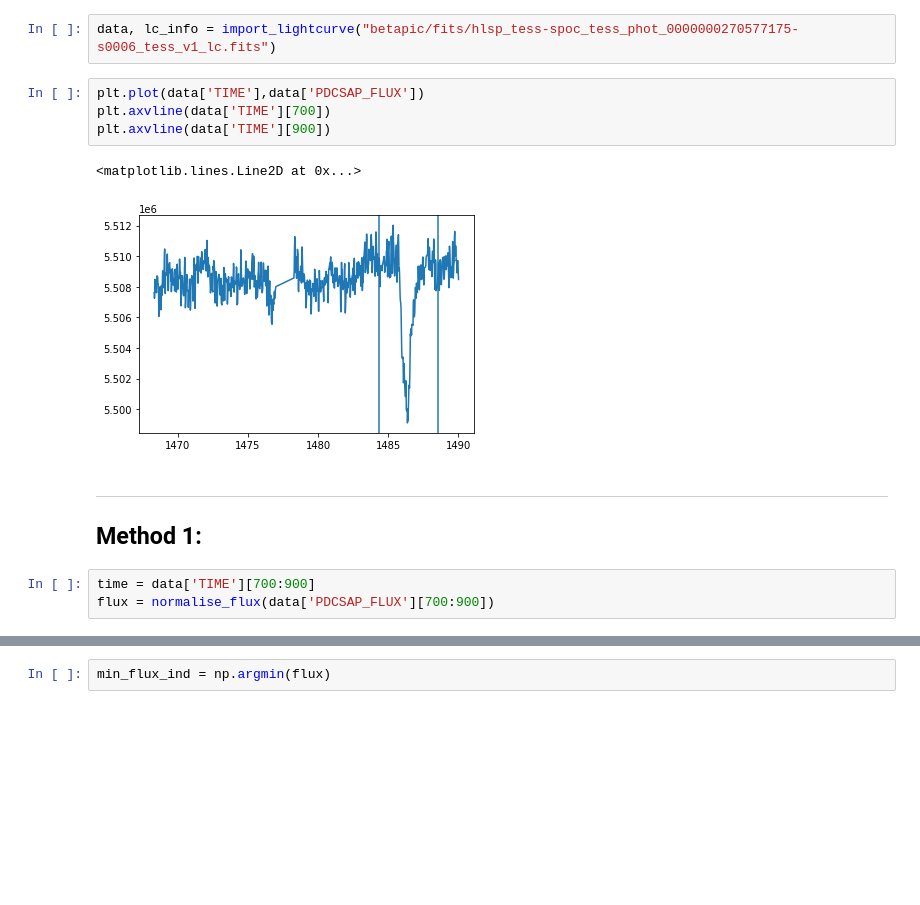
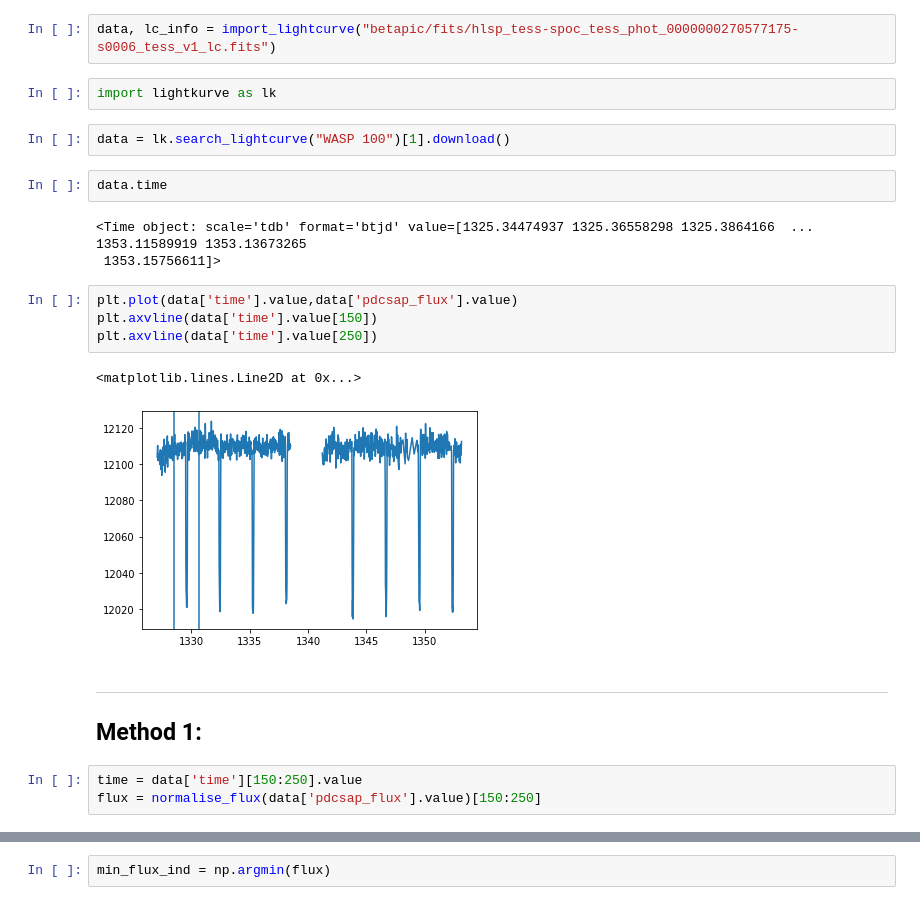
Before and after one commit to azibn/automated_exocomet_hunt, a Jupyter notebook: notebooks/redefine_asymmetry.ipynb, the cells around one changed output, grey strips where cells are left out. Drawn from its saved outputs; the diff is of its cells as text; blank space fills up the shorter version.

```diff
--- a/notebooks/redefine_asymmetry.ipynb
+++ b/notebooks/redefine_asymmetry.ipynb
@@ -6,20 +6,29 @@ cd ..
 from analysis_tools_cython import *
 # %%
 data, lc_info = import_lightcurve("betapic/fits/hlsp_tess-spoc_tess_phot_0000000270577175-s0006_tess_v1_lc.fits")
+# %%
+import lightkurve as lk
+# %%
+data = lk.search_lightcurve("WASP 100")[1].download()
+# %%
+data.time
+# %% [output]
+<Time object: scale='tdb' format='btjd' value=[1325.34474937 1325.36558298 1325.3864166  ... 1353.11589919 1353.13673265
+ 1353.15756611]>
 # %%
-plt.plot(data['TIME'],data['PDCSAP_FLUX'])
-plt.axvline(data['TIME'][700])
-plt.axvline(data['TIME'][900])
+plt.plot(data['time'].value,data['pdcsap_flux'].value)
+plt.axvline(data['time'].value[150])
+plt.axvline(data['time'].value[250])
 # %% [output]
 <matplotlib.lines.Line2D at 0x...>
-[figure, old version]
+[figure, new version]
 # %% [markdown]
 ---
 
 ## Method 1:
 # %%
-time = data['TIME'][700:900]
-flux = normalise_flux(data['PDCSAP_FLUX'][700:900])
+time = data['time'][150:250].value
+flux = normalise_flux(data['pdcsap_flux'].value)[150:250]
 # %%
 plt.figure(figsize=(20,10))
 plt.plot(time,flux)
```
Also changed, not shown: parts of 16 cells of this notebook, 4 other files.
